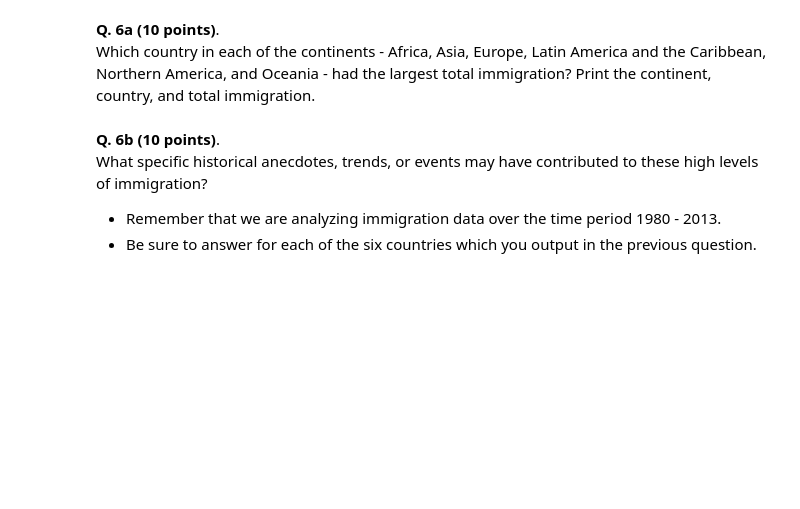
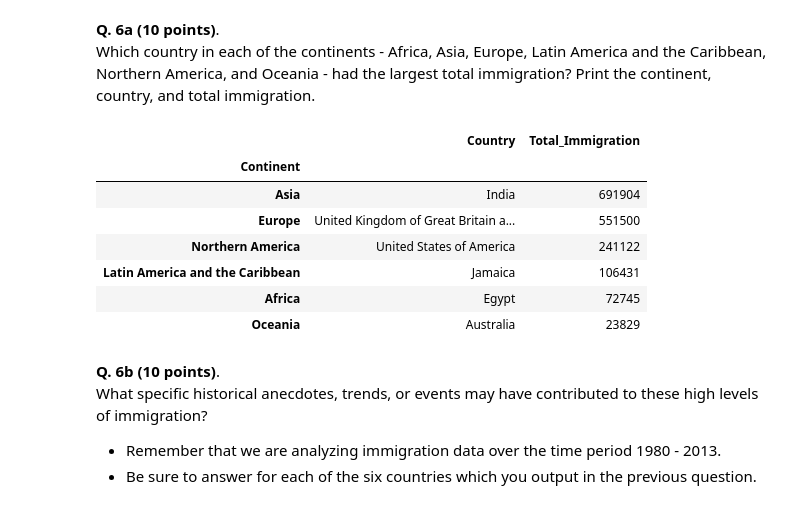
Before and after one commit to jieunlee15/HW-CS329E, a Jupyter notebook: HWK2.ipynb, the cells around one changed output. Drawn from its saved outputs; the diff is of its cells as text; code cells hidden in the pictures; blank space fills up the shorter version.

```diff
--- a/HWK2.ipynb
+++ b/HWK2.ipynb
@@ -89,6 +225,20 @@ Some useful functions to make your life easier in this assignment:
 # %% [markdown]
 **Q. 6a (10 points)**.
 Which country in each of the continents - Africa, Asia, Europe, Latin America and  the Caribbean, Northern America, and Oceania - had the largest total immigration? Print the continent, country, and total immigration.
+# %%
+df_highest_immigration = df.groupby('Continent').agg(
+    Country = ('Total', 'idxmax'),
+    Total_Immigration = ('Total', 'max')).sort_values('Total_Immigration', ascending = False)
+df_highest_immigration
+# %% [output]
+|  | Country | Total_Immigration |
+| Continent |  |  |
+| Asia | India | 691904 |
+| Europe | United Kingdom of Great Britain a... | 551500 |
+| Northern America | United States of America | 241122 |
+| Latin America and the Caribbean | Jamaica | 106431 |
+| Africa | Egypt | 72745 |
+| Oceania | Australia | 23829 |
 # %% [markdown]
 **Q. 6b (10 points)**.
 What specific historical anecdotes, trends, or events may have contributed to these high levels of immigration?
```
Also changed, not shown: parts of 18 cells of this notebook, 1 other file.
